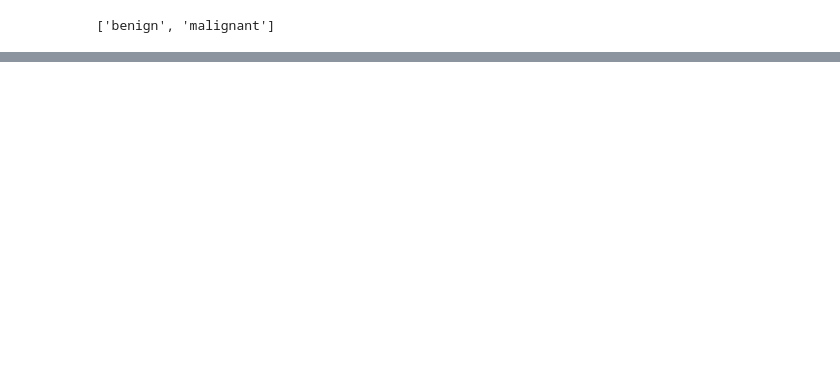
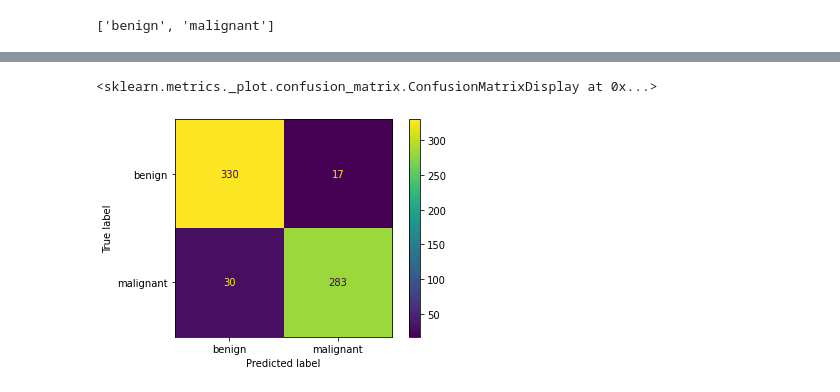
Before and after one commit to ahmed-mehanna-1/skin-cancer-classification, a Jupyter notebook: Skin_Cancer.ipynb, the cells around one changed output, grey strips where cells are left out. Drawn from its saved outputs; the diff is of its cells as text; code cells hidden in the pictures; blank space fills up the shorter version.

```diff
--- a/Skin_Cancer.ipynb
+++ b/Skin_Cancer.ipynb
@@ -142,8 +153,10 @@ def test(model, loss_func, dl):
     model.eval()
     running_loss = 0.0
     running_corrects = 0.0
+    dl_preds = []
+    dl_gr_th = []   # DataLoader Ground Truth
     with torch.no_grad():
-        for i, (inputs, labels) in enumerate(dl):
+        for inputs, labels in tqdm(dl):
             inputs = inputs.to(device)
             labels = labels.to(device)
 
@@ -151,13 +164,16 @@ def test(model, loss_func, dl):
             _, preds = torch.max(outputs, 1)
             loss = loss_func(outputs, labels)
 
+            dl_preds.extend(preds.tolist())
+            dl_gr_th.extend(labels.tolist())
+
             running_loss += loss.item() * inputs.size(0)
             running_corrects += torch.sum(preds == labels.data)
 
-    epoch_loss = running_loss / dataset_sizes["test"]
-    epoch_acc = running_corrects.double().item() / dataset_sizes["test"]
+    epoch_loss = running_loss / len(dl.dataset)
+    epoch_acc = running_corrects.double().item() / len(dl.dataset)
     print(f"Testing Phase --- Loss: {epoch_loss:.4f} Acc: {(epoch_acc * 100):.4f}")
-    return epoch_loss, epoch_acc
+    return epoch_loss, epoch_acc, dl_preds, dl_gr_th
 # %%
 device = torch.device("cuda" if torch.cuda.is_available() else "cpu")
 model = get_model()
@@ -193,3 +244,11 @@ Testing Phase --- Loss: 0.2028 Acc: 92.8788
+# %%
+labels = ["benign", "malignant"]
+cm = confusion_matrix(preds, gr_th)
+disp = ConfusionMatrixDisplay(confusion_matrix=cm, display_labels=labels)
+disp.plot()
+# %% [output]
+<sklearn.metrics._plot.confusion_matrix.ConfusionMatrixDisplay at 0x...>
+[figure, added]
 # %%
 torch.save(model.state_dict(), "final.pth")
 # %%
```
Also changed, not shown: parts of 10 cells of this notebook.
